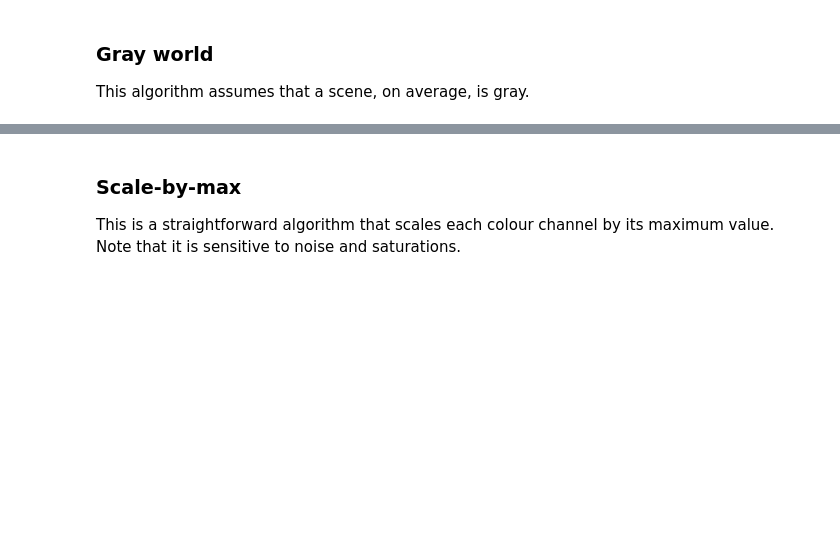
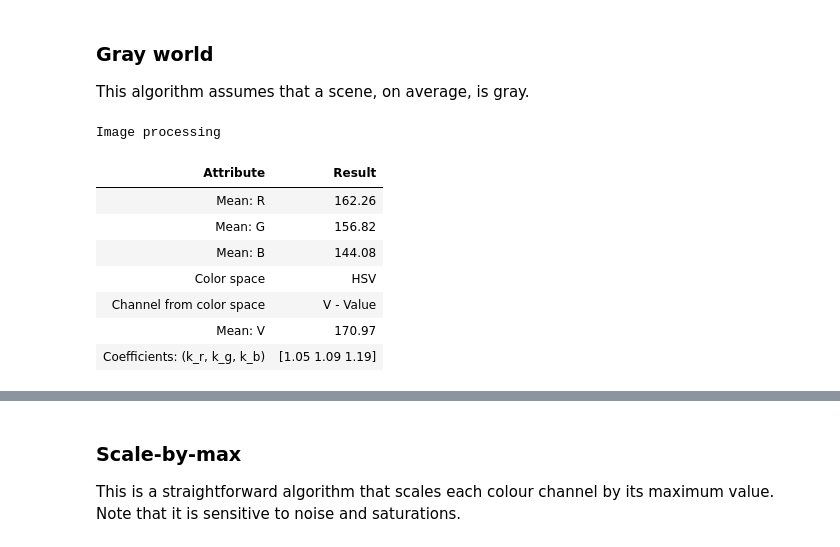
Before and after one commit to BogdanPinchuk/ComputerVision-PBY_HW2, a Jupyter notebook: Bohdan_Pinchuk_CV_HW2.ipynb, the cells around one changed output, grey strips where cells are left out. Saved outputs shown, nothing was run; the diff lists cells and outputs as text; code cells hidden in the pictures; blank space fills up the shorter version.

```diff
--- a/Bohdan_Pinchuk_CV_HW2.ipynb
+++ b/Bohdan_Pinchuk_CV_HW2.ipynb
@@ -200,3 +212,63 @@ plt.show()
 # %% [markdown]
 ### Gray world
 This algorithm assumes that a scene, on average, is gray.
+# %%
+# Gray world V1 (HSV)
+
+import cv2
+import numpy as np
+import apps.reporter as rpt
+
+# Input data
+
+# Solution
+img_hsv = cv2.cvtColor(img_bgr, cv2.COLOR_BGR2HSV)
+img_v = cv2.split(img_hsv)[2]
+
+# Compute the mean values for all three colour channels (red, green, blue)
+mean_r = np.mean(img_r).astype(float)
+mean_g = np.mean(img_g).astype(float)
+mean_b = np.mean(img_b).astype(float)
+
+# condition
+mean_v = np.mean(img_v).astype(float)
+
+# Compute the coefficients kr, kg, kb
+# Note: there are 3 coefficients to compute but we only have 2 equations.
+# Therefore, you have to make an assumption, fix the value of one of the
+# coefficients and compute the remining two
+# Hint: You can fix the coefficient of the brightest colour channel to 1.
+kr = mean_v / mean_r
+kg = mean_v / mean_g
+kb = mean_v / mean_b
+
+temp_r = img_r * kr
+temp_g = img_g * kg
+temp_b = img_b * kb
+
+# Apply color balancing and generate the balanced image
+balanced_gw_hsv = cv2.merge([temp_r, temp_g, temp_b])
+balanced_gw_hsv = np.clip(balanced_gw_hsv, 0, 255).astype(np.uint8)
+
+rp = rpt.Reporter()
+rp.tolerance = 2
+rp.add_item("Mean: R", rp.format_value(mean_r))
+rp.add_item("Mean: G", rp.format_value(mean_g))
+rp.add_item("Mean: B", rp.format_value(mean_b))
+rp.add_item("Color space", "HSV")
+rp.add_item("Channel from color space", "V - Value")
+rp.add_item("Mean: V", rp.format_value(mean_v))
+rp.add_item("Coefficients: (k_r, k_g, k_b)", rp.format_matrix(np.array([kr, kg, kb])))
+
+# Print results
+rp.print_pd_report("Image processing")
+# %% [output]
+Image processing
+| Attribute | Result |
+| Mean: R | 162.26 |
+| Mean: G | 156.82 |
+| Mean: B | 144.08 |
+| Color space | HSV |
+| Channel from color space | V - Value |
+| Mean: V | 170.97 |
+| Coefficients: (k_r, k_g, k_b) | [1.05 1.09 1.19] |
```
Also changed, not shown: parts of 5 cells of this notebook.
